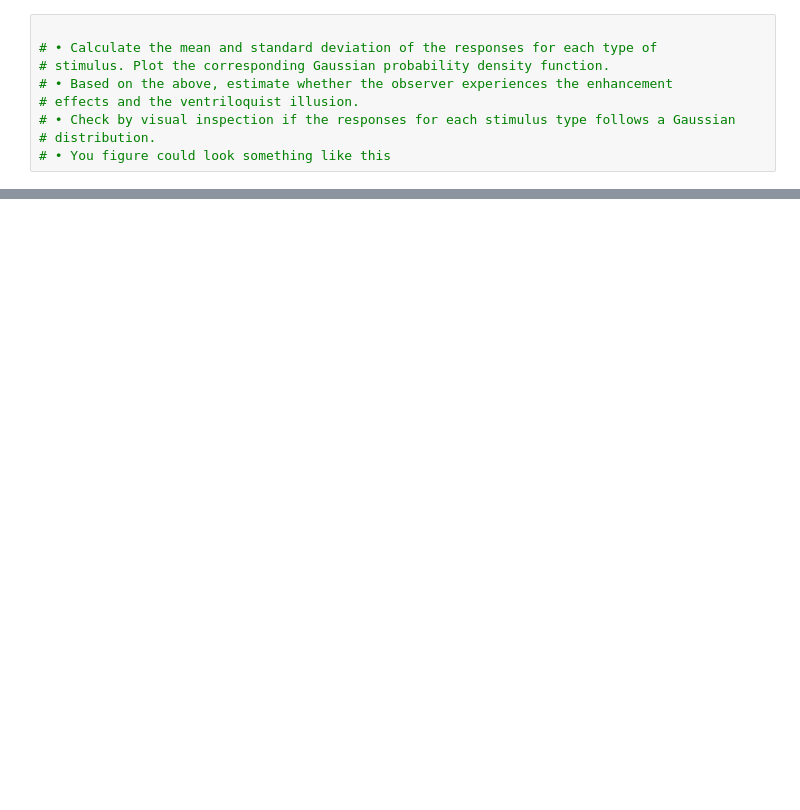
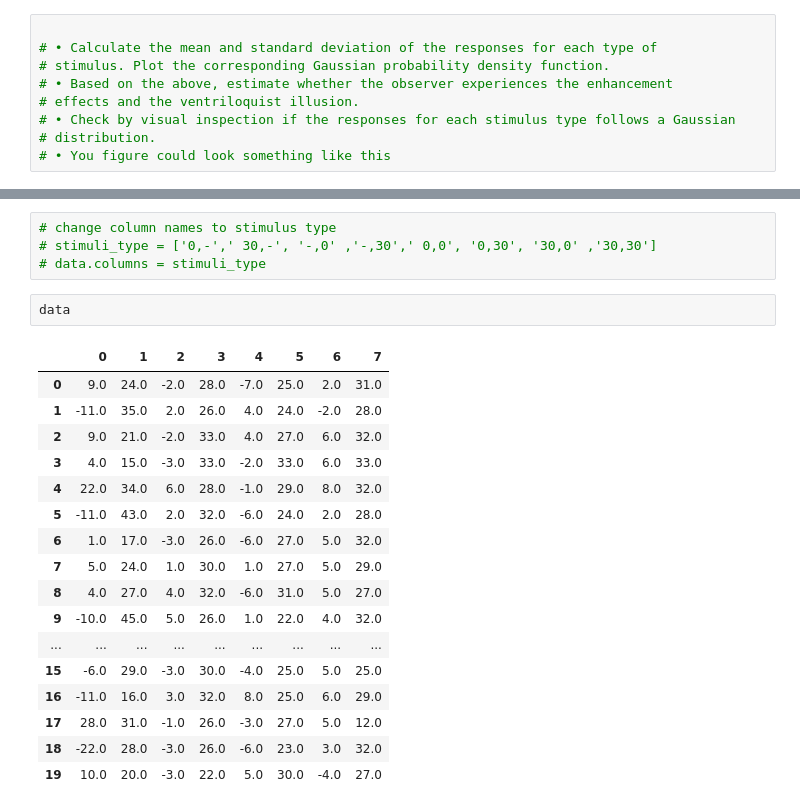
Before and after one commit to s180820/CogMod3, a Jupyter notebook: initial_notebook.ipynb, the cells around one changed output, grey strips where cells are left out. Cells and saved outputs as stored; diff of their text form; blank space fills up the shorter version.

```diff
--- a/initial_notebook.ipynb
+++ b/initial_notebook.ipynb
@@ -26,0 +40,24 @@ df
+# %%
+# change column names to stimulus type
+# stimuli_type = ['0,-',' 30,-', '-,0' ,'-,30',' 0,0', '0,30', '30,0' ,'30,30']
+# data.columns = stimuli_type
+# %%
+data
+# %% [output]
+|  | 0 | 1 | 2 | 3 | 4 | 5 | 6 | 7 |
+| 0 | 9.0 | 24.0 | -2.0 | 28.0 | -7.0 | 25.0 | 2.0 | 31.0 |
+| 1 | -11.0 | 35.0 | 2.0 | 26.0 | 4.0 | 24.0 | -2.0 | 28.0 |
+| 2 | 9.0 | 21.0 | -2.0 | 33.0 | 4.0 | 27.0 | 6.0 | 32.0 |
+| 3 | 4.0 | 15.0 | -3.0 | 33.0 | -2.0 | 33.0 | 6.0 | 33.0 |
+| 4 | 22.0 | 34.0 | 6.0 | 28.0 | -1.0 | 29.0 | 8.0 | 32.0 |
+| 5 | -11.0 | 43.0 | 2.0 | 32.0 | -6.0 | 24.0 | 2.0 | 28.0 |
+| 6 | 1.0 | 17.0 | -3.0 | 26.0 | -6.0 | 27.0 | 5.0 | 32.0 |
+| 7 | 5.0 | 24.0 | 1.0 | 30.0 | 1.0 | 27.0 | 5.0 | 29.0 |
+| 8 | 4.0 | 27.0 | 4.0 | 32.0 | -6.0 | 31.0 | 5.0 | 27.0 |
+| 9 | -10.0 | 45.0 | 5.0 | 26.0 | 1.0 | 22.0 | 4.0 | 32.0 |
+| ... | ... | ... | ... | ... | ... | ... | ... | ... |
+| 15 | -6.0 | 29.0 | -3.0 | 30.0 | -4.0 | 25.0 | 5.0 | 25.0 |
+| 16 | -11.0 | 16.0 | 3.0 | 32.0 | 8.0 | 25.0 | 6.0 | 29.0 |
+| 17 | 28.0 | 31.0 | -1.0 | 26.0 | -3.0 | 27.0 | 5.0 | 12.0 |
+| 18 | -22.0 | 28.0 | -3.0 | 26.0 | -6.0 | 23.0 | 3.0 | 32.0 |
+| 19 | 10.0 | 20.0 | -3.0 | 22.0 | 5.0 | 30.0 | -4.0 | 27.0 |
```
Also changed, not shown: parts of 12 cells of this notebook.
